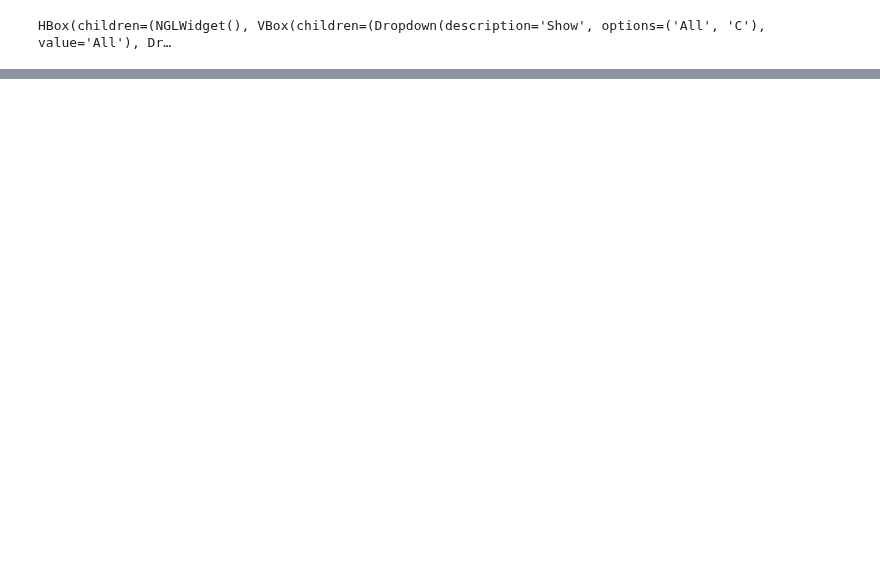
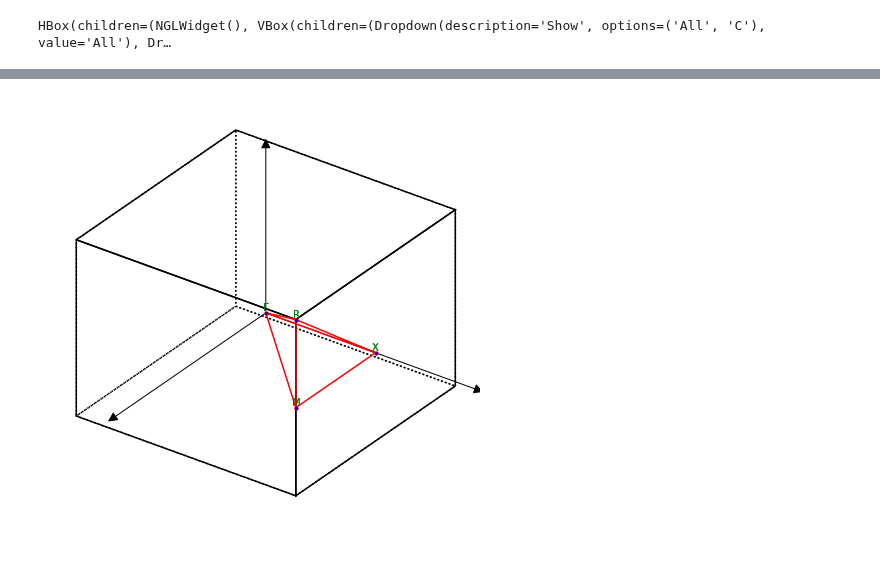
Before and after one commit to jochym/abinitio-methods, a Jupyter notebook: 03_Building_Crystals.ipynb, the cells around one changed output, grey strips where cells are left out. Saved outputs shown, nothing was run; the diff lists cells and outputs as text; code cells hidden in the pictures; blank space fills up the shorter version.

```diff
--- a/03_Building_Crystals.ipynb
+++ b/03_Building_Crystals.ipynb
@@ -32,0 +91,4 @@ v.view.add_ball_and_stick()
+# %%
+PbTe.cell.get_bravais_lattice().plot_bz();
+# %% [output]
+[figure, added]
```
Also changed, not shown: parts of 23 cells of this notebook.
